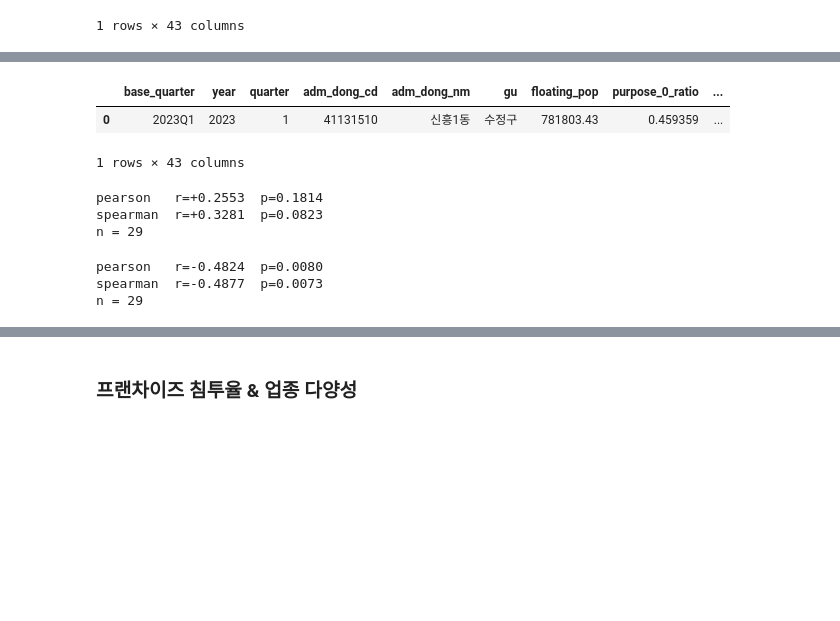
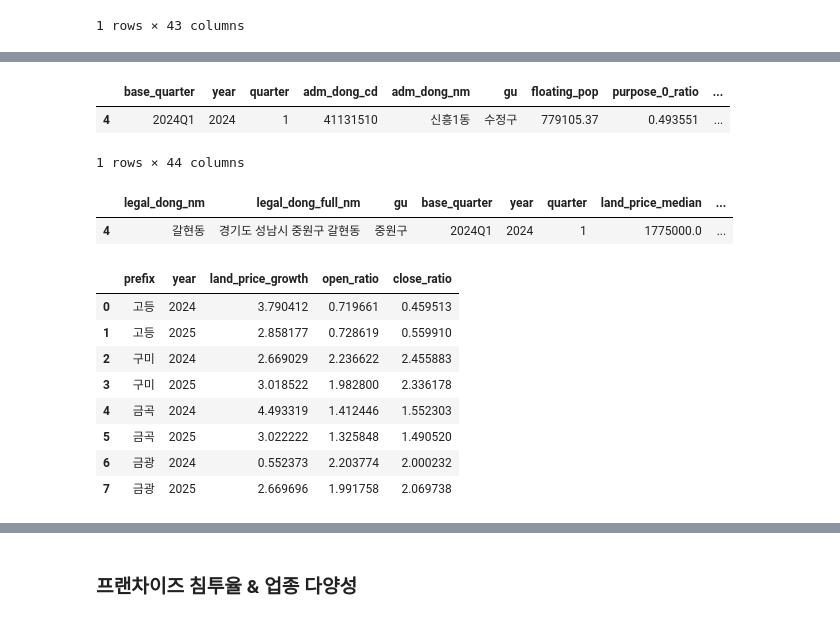
Before and after one commit to bulsajo1/final_project, a Jupyter notebook: eunbi/통계_은비.ipynb, the cells around one changed output, grey strips where cells are left out. Saved outputs shown, nothing was run; the diff lists cells and outputs as text; code cells hidden in the pictures; blank space fills up the shorter version.

```diff
--- a/eunbi/통계_은비.ipynb
+++ b/eunbi/통계_은비.ipynb
@@ -471,43 +472,2 @@ df.head(1)
 # %%
 df_land = pd.read_csv(file_path+'/법정동_분기_마스터.csv')
-# %%
-df.head(1)
-# %% [output]
-|  | base_quarter | year | quarter | adm_dong_cd | adm_dong_nm | gu | floating_pop | purpose_0_ratio | ... |
-| 0 | 2023Q1 | 2023 | 1 | 41131510 | 신흥1동 | 수정구 | 781803.43 | 0.459359 | ... |
-1 rows × 43 columns
-# %%
-# 1) prefix 매핑
-df['prefix']      = df['adm_dong_nm'].str.replace(r'\d*동$', '', regex=True)
-df_land['prefix'] = df_land['legal_dong_nm'].str.replace(r'\d*동$', '', regex=True)
-
-# 2) 각각 prefix 단위로 집계
-df_open = df.groupby('prefix', as_index=False)['open_rate'].mean()
-df_close = df.groupby('prefix', as_index=False)['close_rate'].mean()
-df_land_growth = df_land.groupby('prefix', as_index=False)['land_price_growth'].mean()
-
-# 3) merge
-merged = df_open.merge(df_land_growth, on='prefix', how='inner').dropna()
-
-# 4) 상관계수
-for name, fn in [('pearson', stats.pearsonr), ('spearman', stats.spearmanr)]:
-    r, p = fn(merged['open_rate'], merged['land_price_growth'], alternative='two-sided')
-    print(f'{name:8s}  r={r:+.4f}  p={p:.4f}')
-
-print(f'n = {len(merged)}')
-# %% [output]
-pearson   r=+0.2553  p=0.1814
-spearman  r=+0.3281  p=0.0823
-n = 29
-# %%
-merged_2 = df_close.merge(df_land_growth, on='prefix', how='inner').dropna()
-
-for name, fn in [('pearson', stats.pearsonr), ('spearman', stats.spearmanr)]:
-    r, p = fn(merged_2['close_rate'], merged_2['land_price_growth'], alternative='two-sided')
-    print(f'{name:8s}  r={r:+.4f}  p={p:.4f}')
-
-print(f'n = {len(merged)}')
-# %% [output]
-pearson   r=-0.4824  p=0.0080
-spearman  r=-0.4877  p=0.0073
-n = 29
@@ -513,0 +477,26 @@ n = 29
+# %%
+df_2425 = df.loc[df['year'].isin([2024, 2025])]
+df_2425_land = df_land.loc[df_land['year'].isin([2024, 2025])]
+# %%
+df_2425.head(1)
+# %% [output]
+|  | base_quarter | year | quarter | adm_dong_cd | adm_dong_nm | gu | floating_pop | purpose_0_ratio | ... |
+| 4 | 2024Q1 | 2024 | 1 | 41131510 | 신흥1동 | 수정구 | 779105.37 | 0.493551 | ... |
+1 rows × 44 columns
+# %%
+df_2425_land.head(1)
+# %% [output]
+|  | legal_dong_nm | legal_dong_full_nm | gu | base_quarter | year | quarter | land_price_median | ... |
+| 4 | 갈현동 | 경기도 성남시 중원구 갈현동 | 중원구 | 2024Q1 | 2024 | 1 | 1775000.0 | ... |
+# %%
+# 1. 전체 개폐업 점포 수
+total_open_sum = df_2425['open_cnt'].sum()
+total_close_sum = df_2425['close_cnt'].sum()
+
+# 2. 동별(prefix) 개업 점포 수의 합계
+df_open = df_2425.groupby(['prefix', 'year'])['open_cnt'].sum().reset_index()
+df_close = df_2425.groupby(['prefix', 'year'])['close_cnt'].sum().reset_index()
+
+# 3. 비중(Ratio)을 계산합니다. (동별 합계 / 전체 합계)
+df_open['open_ratio'] = (df_open['open_cnt'] / total_open_sum) * 100
+df_close['close_ratio'] = (df_close['close_cnt'] / total_close_sum) * 100
@@ -513,0 +511,13 @@ n = 29
+# %%
+merge_land = merge_land.drop_duplicates().reset_index(drop=True)
+merge_land.head(8)
+# %% [output]
+|  | prefix | year | land_price_growth | open_ratio | close_ratio |
+| 0 | 고등 | 2024 | 3.790412 | 0.719661 | 0.459513 |
+| 1 | 고등 | 2025 | 2.858177 | 0.728619 | 0.559910 |
+| 2 | 구미 | 2024 | 2.669029 | 2.236622 | 2.455883 |
+| 3 | 구미 | 2025 | 3.018522 | 1.982800 | 2.336178 |
+| 4 | 금곡 | 2024 | 4.493319 | 1.412446 | 1.552303 |
+| 5 | 금곡 | 2025 | 3.022222 | 1.325848 | 1.490520 |
+| 6 | 금광 | 2024 | 0.552373 | 2.203774 | 2.000232 |
+| 7 | 금광 | 2025 | 2.669696 | 1.991758 | 2.069738 |
```
Also changed, not shown: parts of 15 cells of this notebook.
